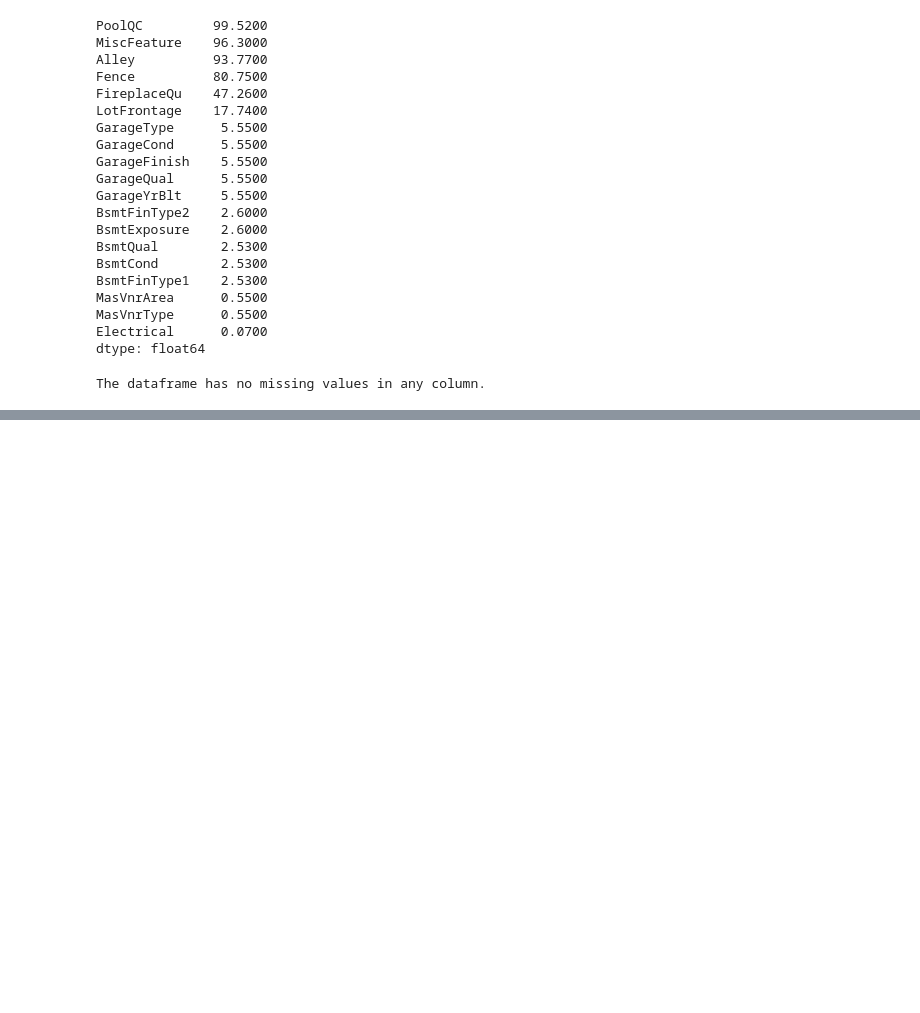
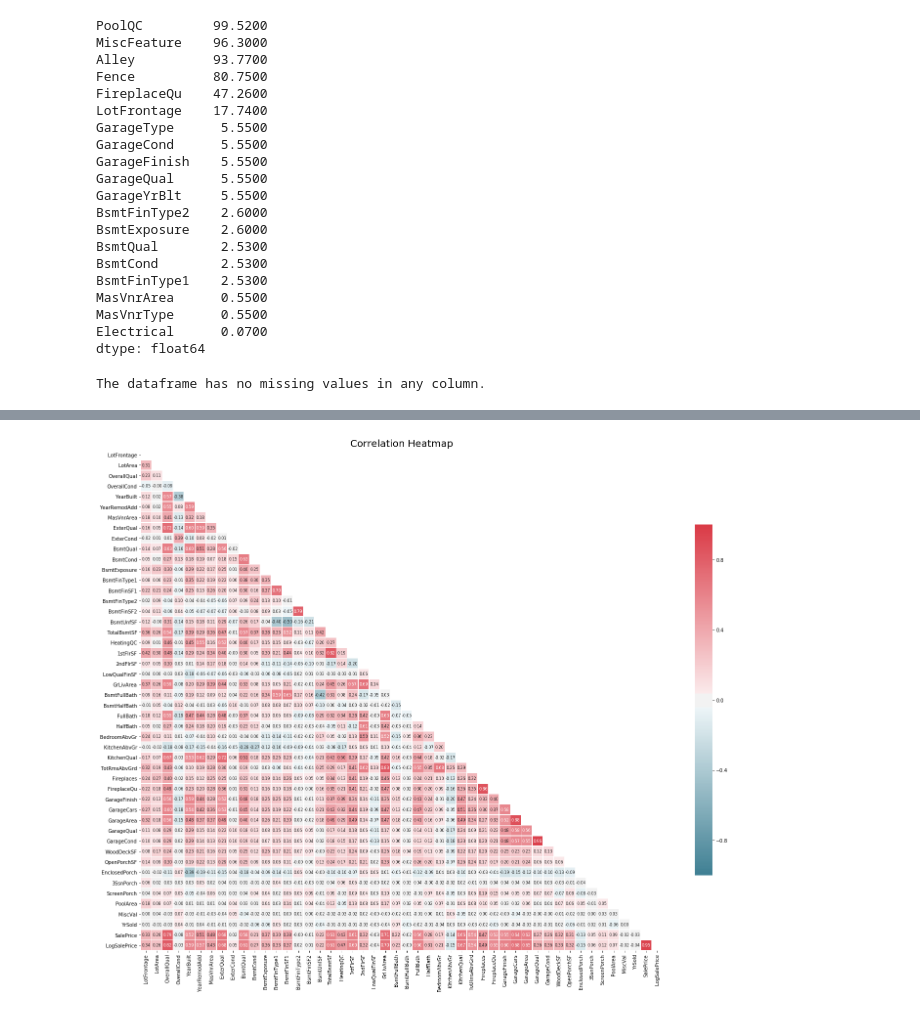
Before and after one commit to noelnamai/machine-learning, a Jupyter notebook: housing-prices.ipynb, the cells around one changed output, grey strips where cells are left out. Cells and saved outputs as stored; diff of their text form; code cells hidden in the pictures; blank space fills up the shorter version.

```diff
--- a/housing-prices.ipynb
+++ b/housing-prices.ipynb
@@ -113,5 +113,25 @@ plt.show()
 # %%
 num_df, cat_df = utils.split_numerical_categorical(df)
+# %%
+corr = num_df.corr()
+# %%
+#generate a mask for the upper triangle
+mask = np.zeros_like(corr, dtype = np.bool)
+mask[np.triu_indices_from(mask)] = True
+
+cmap = sns.diverging_palette(220, 10, as_cmap = True)
+
+fig, ax = plt.subplots(figsize = (20, 16))
+ax = sns.heatmap(corr, mask = mask, cmap = cmap, fmt = ".2f", vmin = -1, vmax = 1.0, center = 0, square = True, linewidths = .5, cbar_kws = {"shrink": .7}, annot = True, annot_kws = {"size": 8})
+ax.set_title("Correlation Heatmap", fontsize = 20)
+ax.margins(0.05)
+ax.axis("tight")
+ax.grid(False)
+fig.tight_layout()
+
+plt.show()
+# %% [output]
+[figure, added]
 # %%
 y = num_df.LogSalePrice.values
 x = num_df.drop(["SalePrice", "LogSalePrice"], axis = 1).values
```
Also changed, not shown: parts of 4 cells of this notebook, 1 other file.
